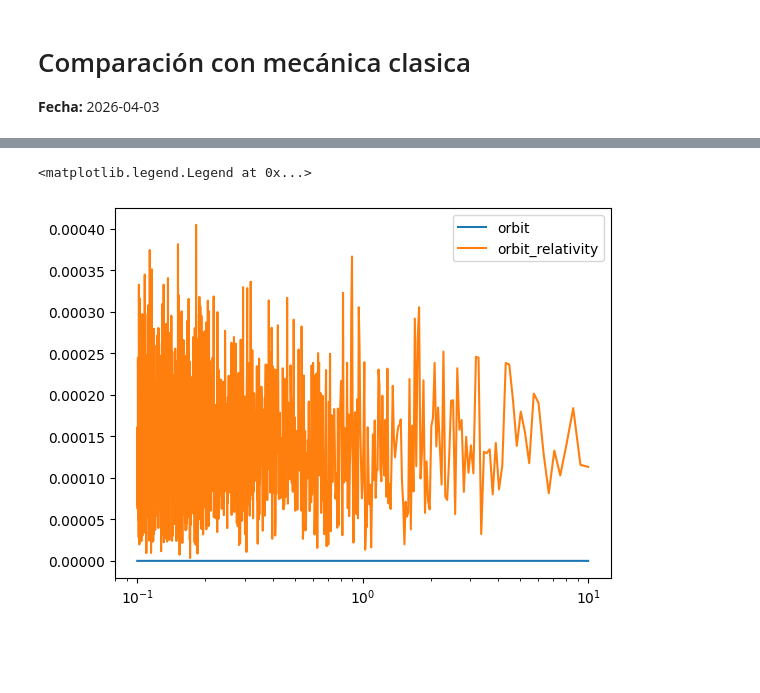
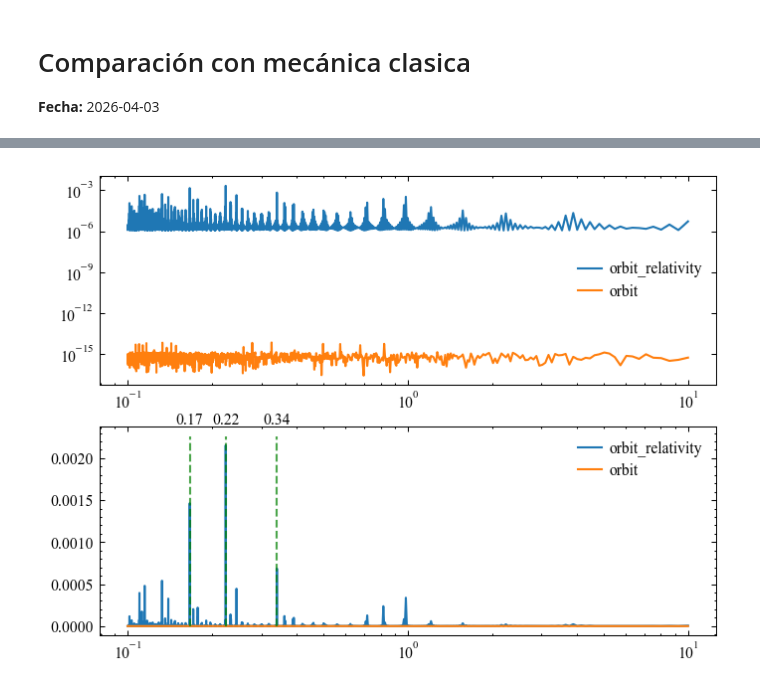
Before and after one commit to lldddv2/thesis_apply, a Jupyter notebook: notebooks/005-comparacion_con_mecanica_clasica.ipynb, the cells around one changed output, grey strips where cells are left out. Cells and saved outputs as stored; diff of their text form; code cells hidden in the pictures; blank space fills up the shorter version.

Commit message:
feat: update comparison analysis of Kerr and Newton orbits, enhance documentation, and improve LaTeX compilation process

```diff
--- a/notebooks/005-comparacion_con_mecanica_clasica.ipynb
+++ b/notebooks/005-comparacion_con_mecanica_clasica.ipynb
@@ -47,14 +49,16 @@ def get_orbit(times, **kwargs):
 # %%
 times = np.linspace(0, 100*P, 500)
 
-kerr = rn.metrics.Kerr(mass=mass, a=0.5)
+kerr = rn.metrics.Kerr(mass=mass, a=0.9)
 rn_coords = rn.coordinates.OrbitalElements(t=0, a=a, inc=45, e=0, Omega=0, omega=0, f=0, mass=mass)
 
-orbit_relativity = kerr.geodesic.get_path(rn_coords, times)
+orbit_relativity = kerr.geodesic.get_path(rn_coords, times, integrator="Radau2")
+orbit_relativity_mino = kerr.geodesic.get_path(rn_coords, times, integrator="Mino")
 inclinations_relativity = orbit_relativity.convert_to("OrbitalElements", mass=1).inc
 
 orbit = get_orbit(times, a=a, inc=45*np.pi/180)
 inclinations = orbit.convert_to("OrbitalElements", mass=1).inc
+inclinations_mino = orbit_relativity_mino.convert_to("OrbitalElements", mass=1).inc
 # %%
 from relatipy.visualization._3D.plot_black_hole import PlotKerr
 
@@ -81,10 +90,44 @@ from utils.periodogram import lombscargle_from_path
 freqs_relativity, powers_relativity, amplitudes_relativity = lombscargle_from_path(orbit_relativity, "OrbitalElements", "inc")
 freqs, powers, amplitudes = lombscargle_from_path(orbit, "OrbitalElements", "inc")
 # %%
-plt.plot(1/freqs, amplitudes, label="orbit")
-plt.plot(1/freqs_relativity, amplitudes_relativity, label="orbit_relativity")
-plt.xscale("log")
-plt.legend()
+from relatipy.visualization._2D.sci import SciSubplot
+
+
+workspace = SciSubplot(subplot=(2, 1))
+fig, axs = workspace.fig, workspace.axs
+
+axs[0].plot(1/freqs_relativity, amplitudes_relativity, label="orbit_relativity")
+axs[0].plot(1/freqs, amplitudes, label="orbit")
+axs[0].set_xscale("log")
+axs[0].set_yscale("log")
+axs[0].legend()
+
+axs[1].plot(1/freqs_relativity, amplitudes_relativity, label="orbit_relativity")
+axs[1].plot(1/freqs, amplitudes, label="orbit")
+# Dibuja las 3 frecuencias dominantes (periodos) como líneas verticales que llegan arriba y el valor y de cada pico arriba de la línea en negro
+
+ylim = axs[1].get_ylim()
+y_top = ylim[1]
+
+def get_top3_periods_and_amps(freqs, amplitudes):
+    idx_top3 = np.argsort(amplitudes)[-3:][::-1]
+    periods_top3 = 1 / freqs[idx_top3]
+    amplitudes_top3 = amplitudes[idx_top3]
+    return periods_top3, amplitudes_top3
+
+periods_rel, amps_rel = get_top3_periods_and_amps(freqs_relativity, amplitudes_relativity)
+periods_newt, amps_newt = get_top3_periods_and_amps(freqs, amplitudes)
+
+y_offset = 0.038 * (y_top - ylim[0])  # desplazamiento vertical relativo para que el texto quede sobre la línea
+
+for p, a in zip(periods_rel, amps_rel):
+    axs[1].plot([p, p], [0, y_top], "g--", alpha=0.7)
+    axs[1].text(p, y_top + y_offset, f"{p:.2}", color="k", fontsize=9, va='bottom', ha='center')
+
+axs[1].set_xscale("log")
+
+axs[1].legend()
+
+plt.savefig("../figures/005-comparacion_con_mecanica_clasica/periods_and_amps_Radau2_vs_rebound.png")
 # %% [output]
-<matplotlib.legend.Legend at 0x...>
-[figure, old version]
+[figure, new version]
```
Also changed, not shown: parts of 6 cells of this notebook, 16 other files.
